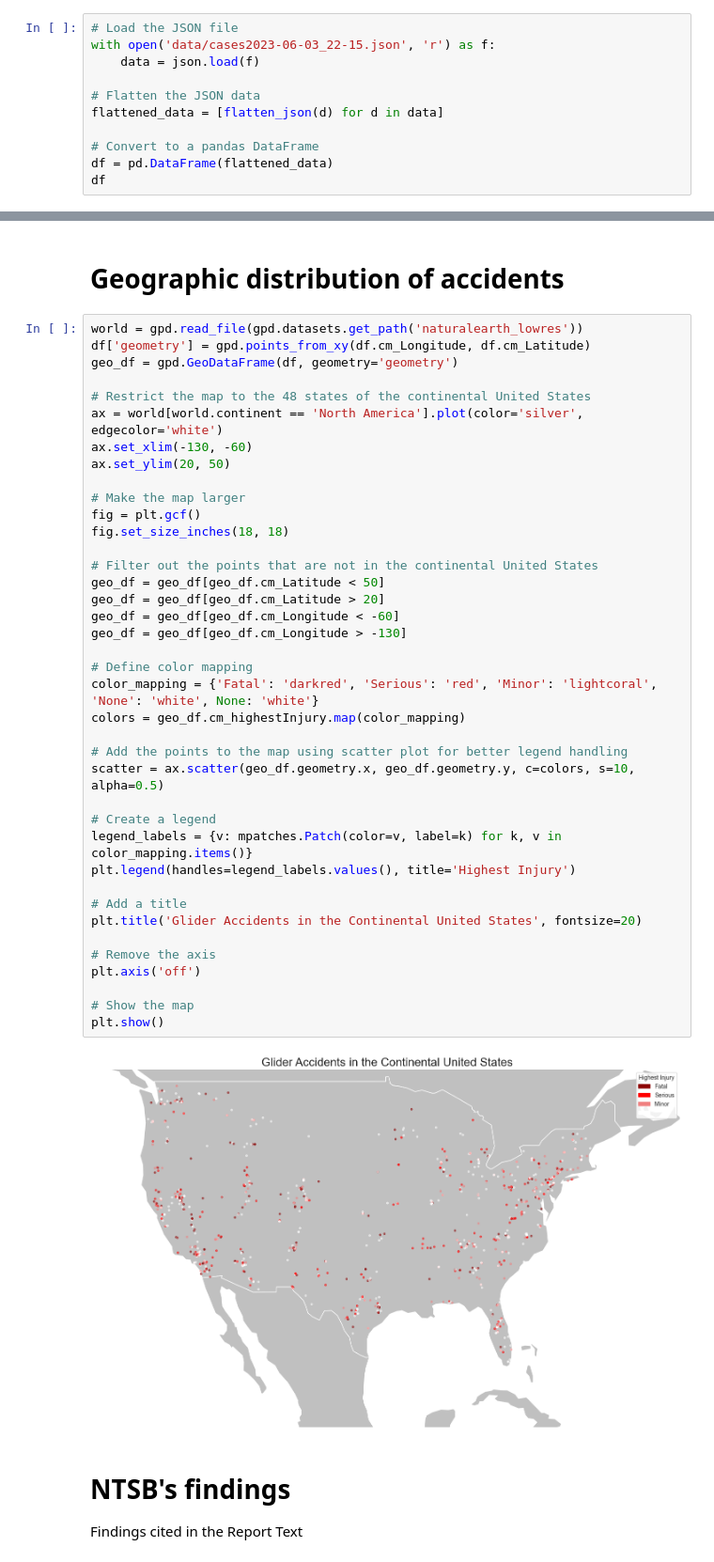
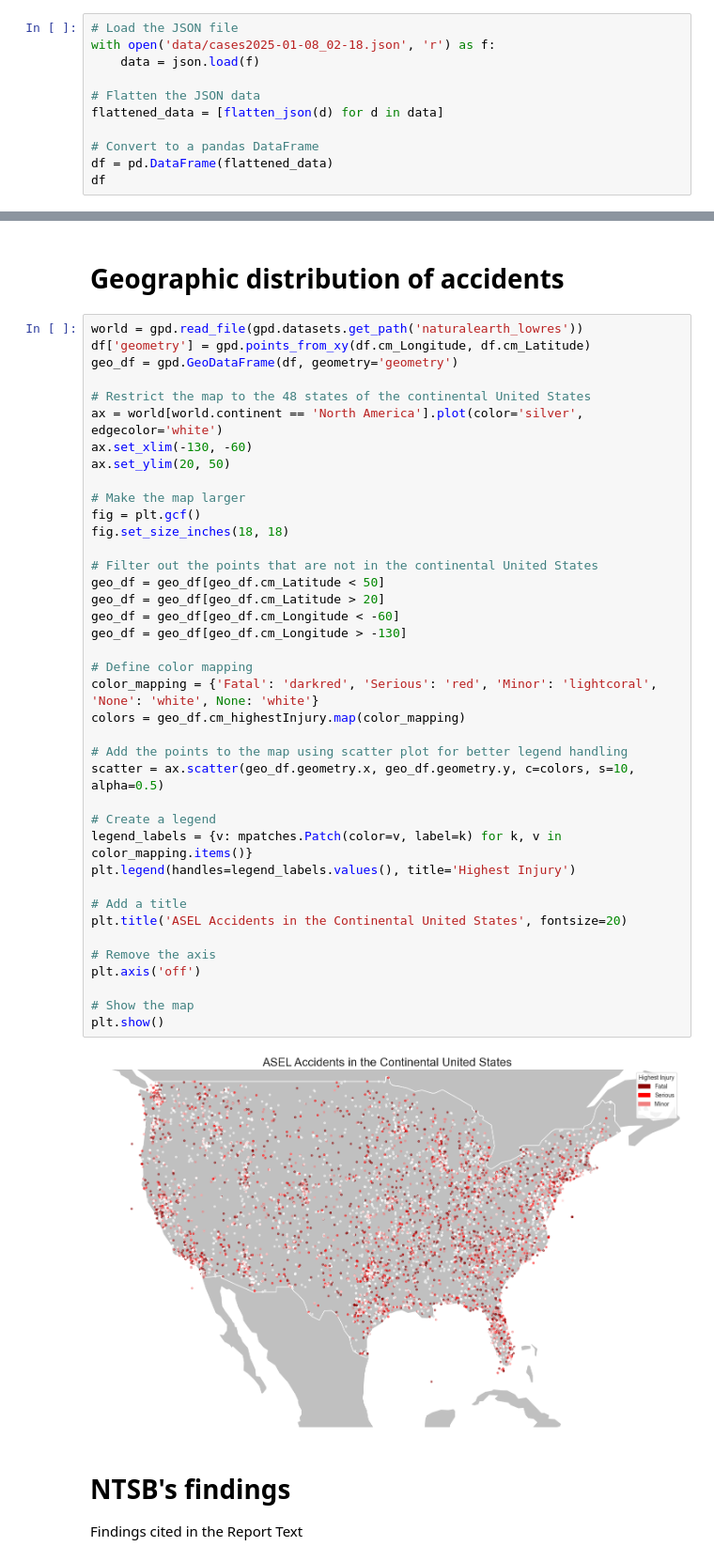
Before and after one commit to AlexCodeGlider/ASEL_Safety_Analysis, a Jupyter notebook: ASEL_aviation_safety.ipynb, the cells around one changed output, grey strips where cells are left out. Shown at 94% size. Cells and saved outputs as stored; diff of their text form.

```diff
--- a/ASEL_aviation_safety.ipynb
+++ b/ASEL_aviation_safety.ipynb
@@ -134,7 +134,7 @@ def fuzzy_join(df1, df2, key1, key2, threshold=90, limit=1):
     return df1
 # %%
 # Load the JSON file
-with open('data/cases2023-06-03_22-15.json', 'r') as f:
+with open('data/cases2025-01-08_02-18.json', 'r') as f:
     data = json.load(f)
 
 # Flatten the JSON data
@@ -218,35 +218,35 @@ ax.set_ylim(20, 50)
 
 # Make the map larger
 fig = plt.gcf()
 fig.set_size_inches(18, 18)
 
 # Filter out the points that are not in the continental United States
 geo_df = geo_df[geo_df.cm_Latitude < 50]
 geo_df = geo_df[geo_df.cm_Latitude > 20]
 geo_df = geo_df[geo_df.cm_Longitude < -60]
 geo_df = geo_df[geo_df.cm_Longitude > -130]
 
 # Define color mapping
 color_mapping = {'Fatal': 'darkred', 'Serious': 'red', 'Minor': 'lightcoral', 'None': 'white', None: 'white'}
 colors = geo_df.cm_highestInjury.map(color_mapping)
 
 # Add the points to the map using scatter plot for better legend handling
 scatter = ax.scatter(geo_df.geometry.x, geo_df.geometry.y, c=colors, s=10, alpha=0.5)
 
 # Create a legend
 legend_labels = {v: mpatches.Patch(color=v, label=k) for k, v in color_mapping.items()}
 plt.legend(handles=legend_labels.values(), title='Highest Injury')
 
 # Add a title
-plt.title('Glider Accidents in the Continental United States', fontsize=20)
+plt.title('ASEL Accidents in the Continental United States', fontsize=20)
 
 # Remove the axis
 plt.axis('off')
 
 # Show the map
 plt.show()
 # %% [output]
-[figure, old version]
+[figure, new version]
 # %% [markdown]
 # NTSB's findings
 Findings cited in the Report Text
```
Also changed, not shown: parts of 18 cells of this notebook, 7 other files.
